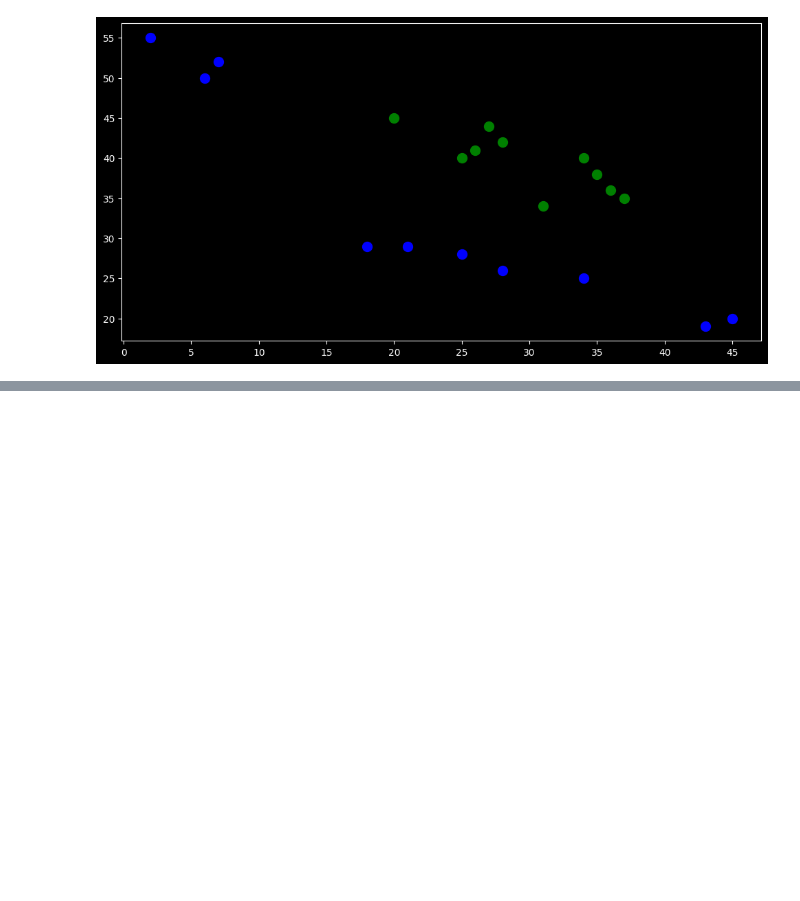
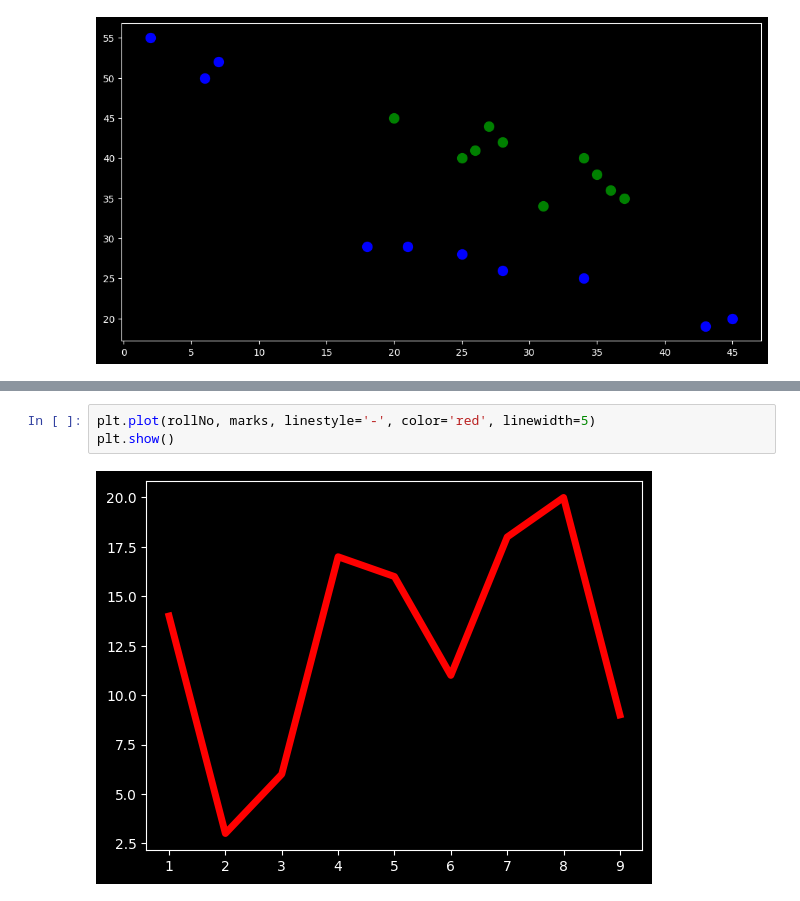
Before and after one commit to Siddhartha-Singhal/python-data-science, a Jupyter notebook: Analysis/Matplotlib.ipynb, the cells around one changed output, grey strips where cells are left out. Drawn from its saved outputs; the diff is of its cells as text; blank space fills up the shorter version.

```diff
--- a/Analysis/Matplotlib.ipynb
+++ b/Analysis/Matplotlib.ipynb
@@ -68,0 +139,5 @@ plt.show()
+# %%
+plt.plot(rollNo, marks, linestyle='-', color='red', linewidth=5)
+plt.show()
+# %% [output]
+[figure, added]
```
Also changed, not shown: parts of 23 cells of this notebook, 1 other file.
